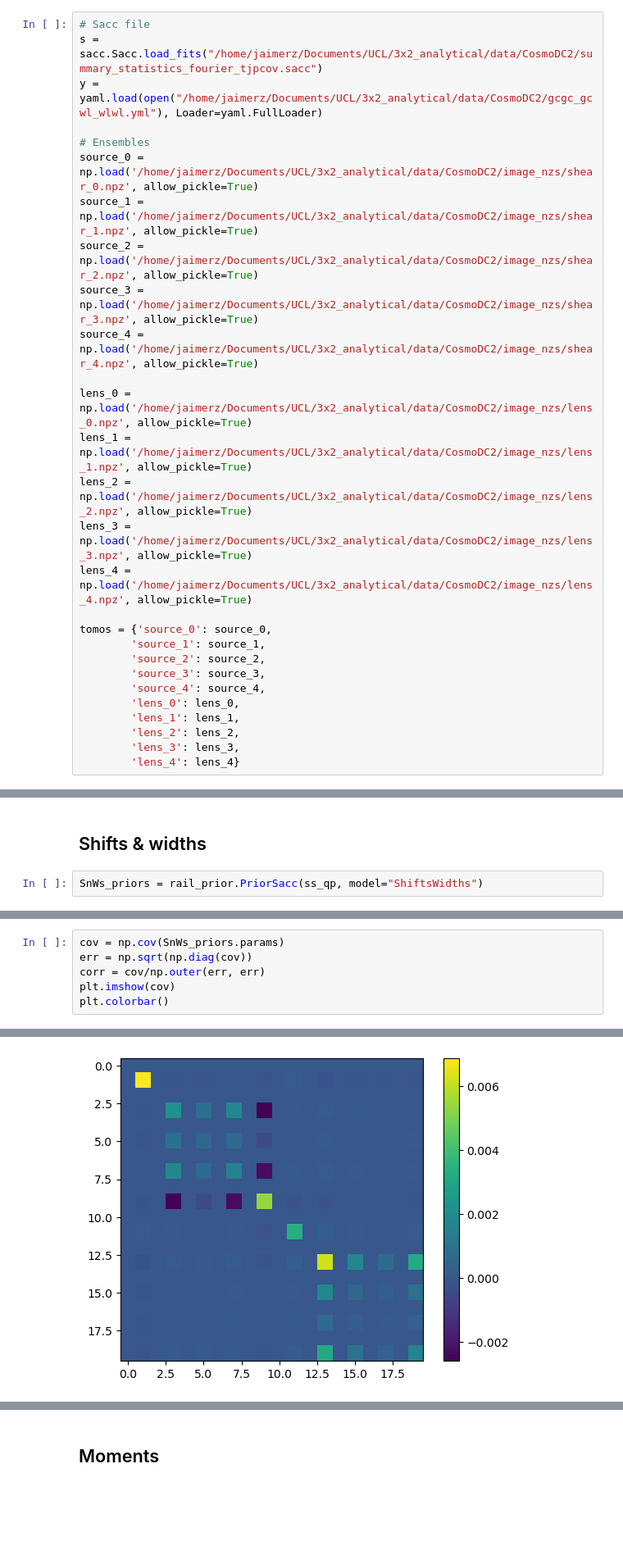
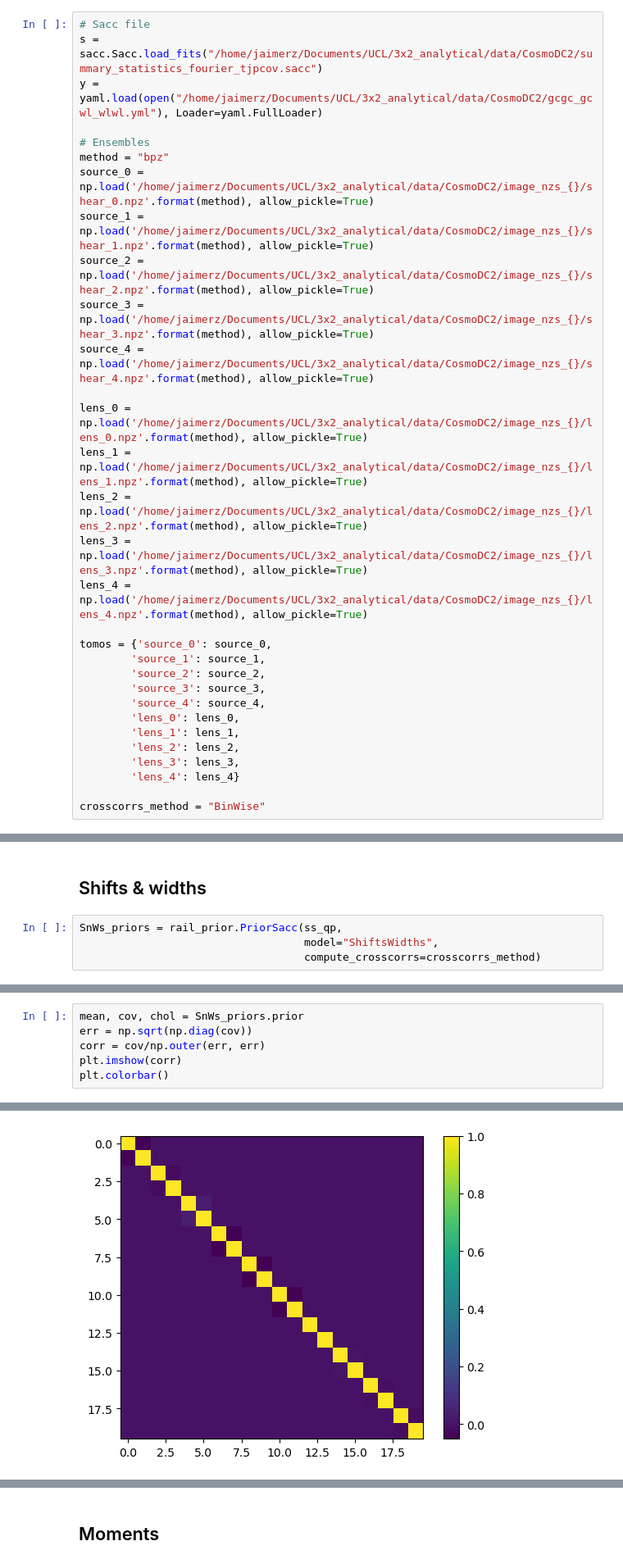
Before and after one commit to LSSTDESC/rail_prior, a Jupyter notebook: examples/cosmodc_tutorial.ipynb, the cells around one changed output, grey strips where cells are left out. Shown at 82% size. Drawn from its saved outputs; the diff is of its cells as text; blank space fills up the shorter version.

Commit message:
allow for different forms of computing the cross corrs

```diff
--- a/examples/cosmodc_tutorial.ipynb
+++ b/examples/cosmodc_tutorial.ipynb
@@ -34,17 +34,18 @@ s = sacc.Sacc.load_fits("/home/jaimerz/Documents/UCL/3x2_analytical/data/CosmoDC
 y = yaml.load(open("/home/jaimerz/Documents/UCL/3x2_analytical/data/CosmoDC2/gcgc_gcwl_wlwl.yml"), Loader=yaml.FullLoader)
 
 # Ensembles
-source_0 = np.load('/home/jaimerz/Documents/UCL/3x2_analytical/data/CosmoDC2/image_nzs/shear_0.npz', allow_pickle=True)
-source_1 = np.load('/home/jaimerz/Documents/UCL/3x2_analytical/data/CosmoDC2/image_nzs/shear_1.npz', allow_pickle=True)
-source_2 = np.load('/home/jaimerz/Documents/UCL/3x2_analytical/data/CosmoDC2/image_nzs/shear_2.npz', allow_pickle=True)
-source_3 = np.load('/home/jaimerz/Documents/UCL/3x2_analytical/data/CosmoDC2/image_nzs/shear_3.npz', allow_pickle=True)
-source_4 = np.load('/home/jaimerz/Documents/UCL/3x2_analytical/data/CosmoDC2/image_nzs/shear_4.npz', allow_pickle=True)
+method = "bpz"
+source_0 = np.load('/home/jaimerz/Documents/UCL/3x2_analytical/data/CosmoDC2/image_nzs_{}/shear_0.npz'.format(method), allow_pickle=True)
+source_1 = np.load('/home/jaimerz/Documents/UCL/3x2_analytical/data/CosmoDC2/image_nzs_{}/shear_1.npz'.format(method), allow_pickle=True)
+source_2 = np.load('/home/jaimerz/Documents/UCL/3x2_analytical/data/CosmoDC2/image_nzs_{}/shear_2.npz'.format(method), allow_pickle=True)
+source_3 = np.load('/home/jaimerz/Documents/UCL/3x2_analytical/data/CosmoDC2/image_nzs_{}/shear_3.npz'.format(method), allow_pickle=True)
+source_4 = np.load('/home/jaimerz/Documents/UCL/3x2_analytical/data/CosmoDC2/image_nzs_{}/shear_4.npz'.format(method), allow_pickle=True)
 
-lens_0 = np.load('/home/jaimerz/Documents/UCL/3x2_analytical/data/CosmoDC2/image_nzs/lens_0.npz', allow_pickle=True)
-lens_1 = np.load('/home/jaimerz/Documents/UCL/3x2_analytical/data/CosmoDC2/image_nzs/lens_1.npz', allow_pickle=True)
-lens_2 = np.load('/home/jaimerz/Documents/UCL/3x2_analytical/data/CosmoDC2/image_nzs/lens_2.npz', allow_pickle=True)
-lens_3 = np.load('/home/jaimerz/Documents/UCL/3x2_analytical/data/CosmoDC2/image_nzs/lens_3.npz', allow_pickle=True)
-lens_4 = np.load('/home/jaimerz/Documents/UCL/3x2_analytical/data/CosmoDC2/image_nzs/lens_4.npz', allow_pickle=True)
+lens_0 = np.load('/home/jaimerz/Documents/UCL/3x2_analytical/data/CosmoDC2/image_nzs_{}/lens_0.npz'.format(method), allow_pickle=True)
+lens_1 = np.load('/home/jaimerz/Documents/UCL/3x2_analytical/data/CosmoDC2/image_nzs_{}/lens_1.npz'.format(method), allow_pickle=True)
+lens_2 = np.load('/home/jaimerz/Documents/UCL/3x2_analytical/data/CosmoDC2/image_nzs_{}/lens_2.npz'.format(method), allow_pickle=True)
+lens_3 = np.load('/home/jaimerz/Documents/UCL/3x2_analytical/data/CosmoDC2/image_nzs_{}/lens_3.npz'.format(method), allow_pickle=True)
+lens_4 = np.load('/home/jaimerz/Documents/UCL/3x2_analytical/data/CosmoDC2/image_nzs_{}/lens_4.npz'.format(method), allow_pickle=True)
 
 tomos = {'source_0': source_0,
         'source_1': source_1,
@@ -56,6 +57,8 @@ tomos = {'source_0': source_0,
         'lens_2': lens_2,
         'lens_3': lens_3,
         'lens_4': lens_4}
+
+crosscorrs_method = "BinWise"
 # %%
 #cle = pacc.ClsEnsemble(s, y, label="CosmoDC2")
 #pacc.plot_cls([cle], cle.pairs)
@@ -246,7 +255,9 @@ make_nzs_plots(shifted_nzs, plot_tracers)
 # %% [markdown]
 ## Shifts & widths
 # %%
-SnWs_priors = rail_prior.PriorSacc(ss_qp, model="ShiftsWidths")
+SnWs_priors = rail_prior.PriorSacc(ss_qp,
+                                   model="ShiftsWidths",
+                                   compute_crosscorrs=crosscorrs_method)
 # %%
 SnWs_priors.sample_prior()
 # %% [output]
@@ -273,12 +284,12 @@ SnWs_priors.sample_prior()
 # %%
-cov = np.cov(SnWs_priors.params)
+mean, cov, chol = SnWs_priors.prior
 err = np.sqrt(np.diag(cov))
 corr = cov/np.outer(err, err)
-plt.imshow(cov)
+plt.imshow(corr)
 plt.colorbar()
 # %% [output]
 <matplotlib.colorbar.Colorbar at 0x...>
-[figure, old version]
+[figure, new version]
 # %%
 SnWs_nzs = {}
 for i in range(1000):
```
Also changed, not shown: parts of 13 cells of this notebook, 1 other file.
